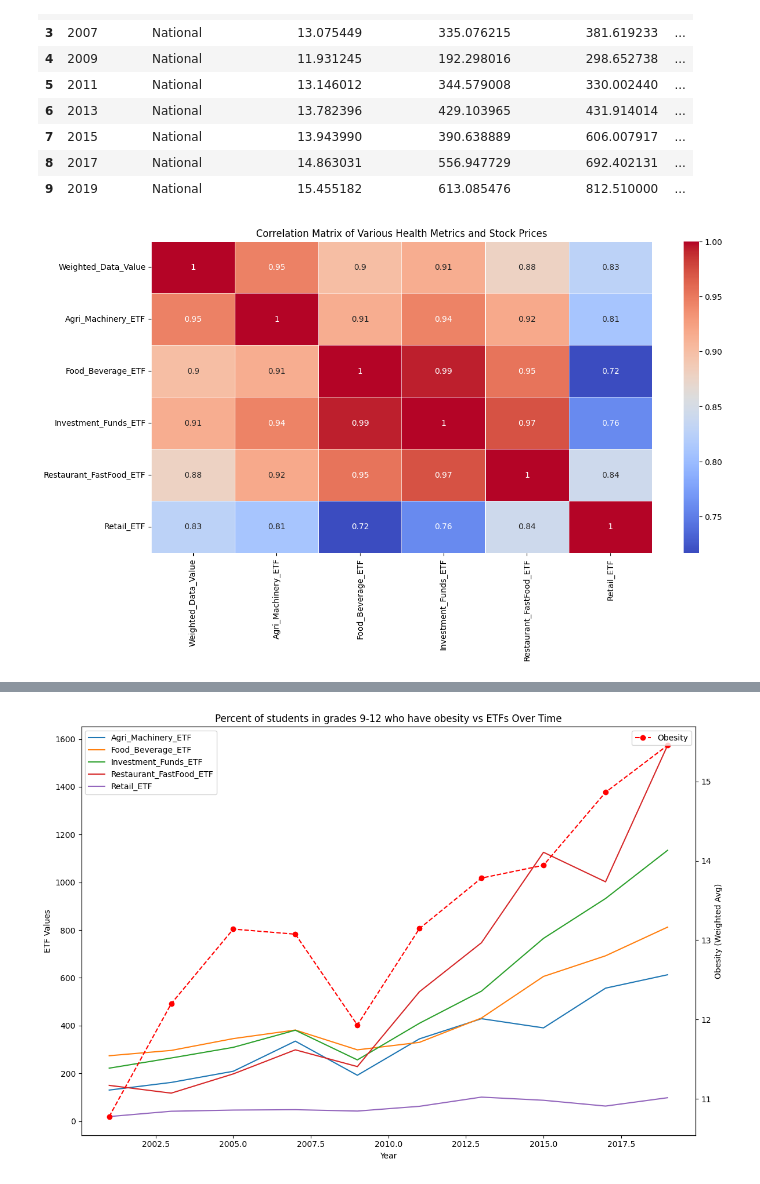
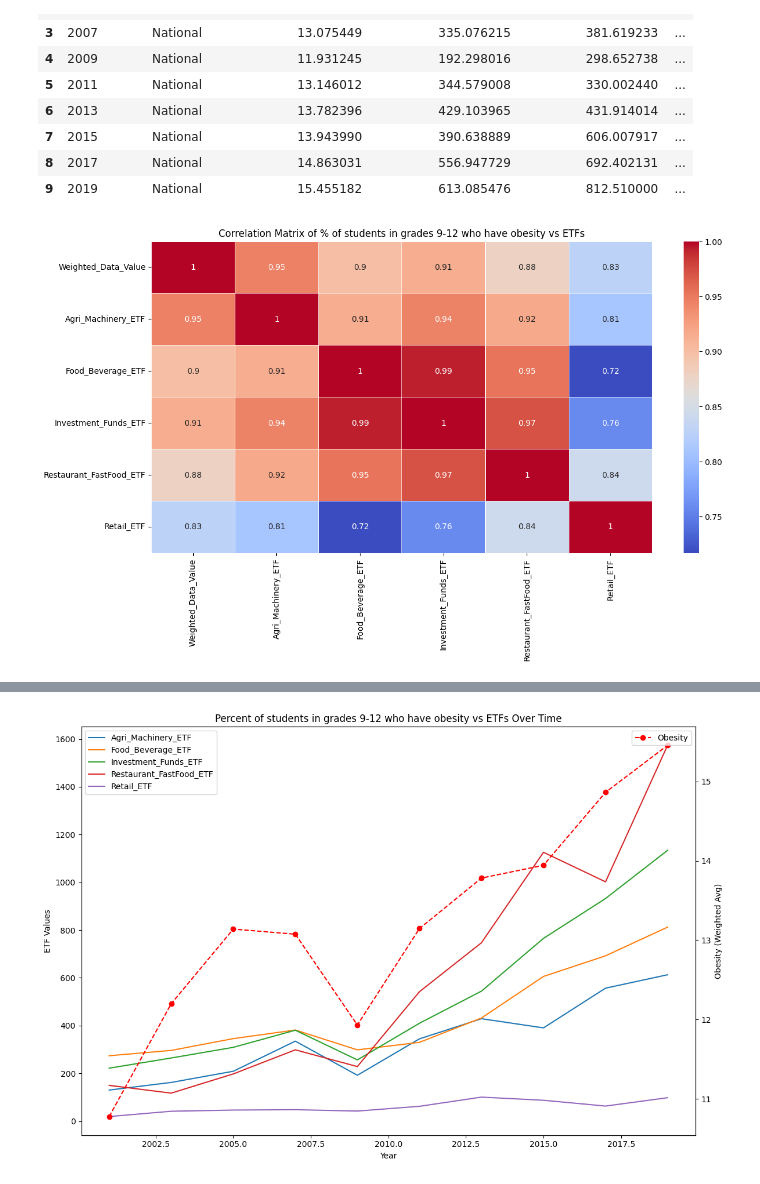
Before and after one commit to TonyZhang2004/Citadel-Summer-Datathon, a Jupyter notebook: EDA/synth_etf_corr.ipynb, the cells around one changed output, grey strips where cells are left out. Saved outputs shown, nothing was run; the diff lists cells and outputs as text; code cells hidden in the pictures.

```diff
--- a/EDA/synth_etf_corr.ipynb
+++ b/EDA/synth_etf_corr.ipynb
@@ -206,22 +206,21 @@ merged_1_df
 | 8 | 2017 | National | 14.863031 | 556.947729 | 692.402131 | ... |
 | 9 | 2019 | National | 15.455182 | 613.085476 | 812.510000 | ... |
 # %%
-def plt_corr_matrix(df):
+def plt_corr_matrix(df, question):
     numeric_df = df.select_dtypes(include=['float64', 'int64']).drop(columns=['Year'])
     corr_matrix = numeric_df.corr()
 
     plt.figure(figsize=(14, 7))
     sns.heatmap(corr_matrix, annot=True, cmap='coolwarm', linewidths=0.5)
-    plt.title('Correlation Matrix of Various Health Metrics and Stock Prices')
+    plt.title(f'Correlation Matrix of {question} vs ETFs')
     plt.show()
 
     return corr_matrix
-
-corr_1_matrix = plt_corr_matrix(merged_1_df)
+corr_1_matrix = plt_corr_matrix(merged_1_df, "% of students in grades 9-12 who have obesity")
 
 corr_1_matrix
 # %% [output]
-[figure, old version]
+[figure, new version]
 |  | Weighted_Data_Value | Agri_Machinery_ETF | Food_Beverage_ETF | Investment_Funds_ETF | ... |
 | Weighted_Data_Value | 1.000000 | 0.945321 | 0.899848 | 0.914026 | ... |
 | Agri_Machinery_ETF | 0.945321 | 1.000000 | 0.914542 | 0.943806 | ... |
```
Also changed, not shown: parts of 6 cells of this notebook.
